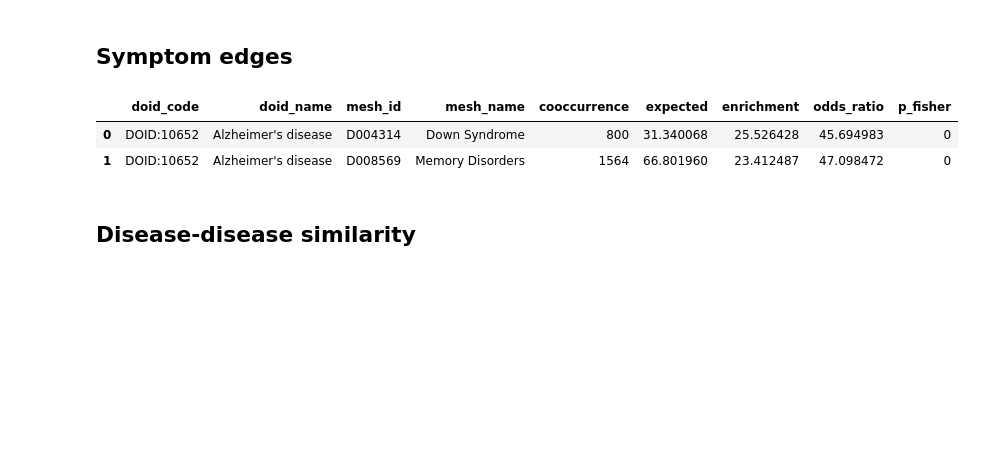
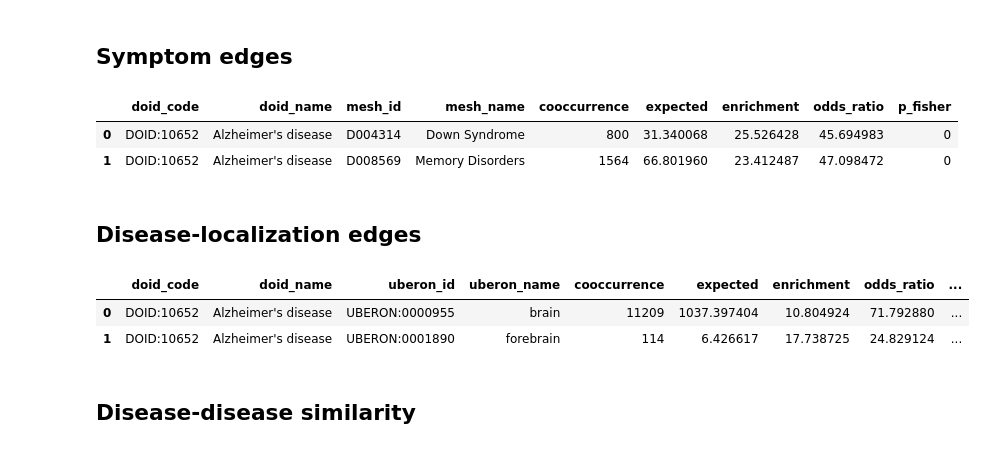
Before and after one commit to dhimmel/integrate, a Jupyter notebook: integrate.ipynb, the cells around one changed output. Cells and saved outputs as stored; diff of their text form; code cells hidden in the pictures; blank space fills up the shorter version.

```diff
--- a/integrate.ipynb
+++ b/integrate.ipynb
@@ -198,3 +212,17 @@ for i, row in disease_symptom_df.iterrows():
     source_id = 'disease', row.doid_code
     target_id = 'symptom', row.mesh_id
     graph.add_edge(source_id, target_id, 'causation', 'both')
+# %% [markdown]
+## Disease-localization edges
+# %%
+commit = '54a621d7fc360a2ad623d2cb3180f60485aff37f'
+url = rawgit('dhimmel', 'medline', commit, 'data/disease-uberon-cooccurrence.tsv')
+disease_anatomy_df = pandas.read_table(url)
+disease_anatomy_df = disease_anatomy_df[disease_anatomy_df.p_fisher < 0.005]
+disease_anatomy_df = disease_anatomy_df[disease_anatomy_df.uberon_id.isin(uberon_df['Uberon ID'])]
+# %%
+disease_anatomy_df.head(2)
+# %% [output]
+|  | doid_code | doid_name | uberon_id | uberon_name | cooccurrence | expected | enrichment | odds_ratio | ... |
+| 0 | DOID:10652 | Alzheimer's disease | UBERON:0000955 | brain | 11209 | 1037.397404 | 10.804924 | 71.792880 | ... |
+| 1 | DOID:10652 | Alzheimer's disease | UBERON:0001890 | forebrain | 114 | 6.426617 | 17.738725 | 24.829124 | ... |
```
Also changed, not shown: parts of 8 cells of this notebook.
